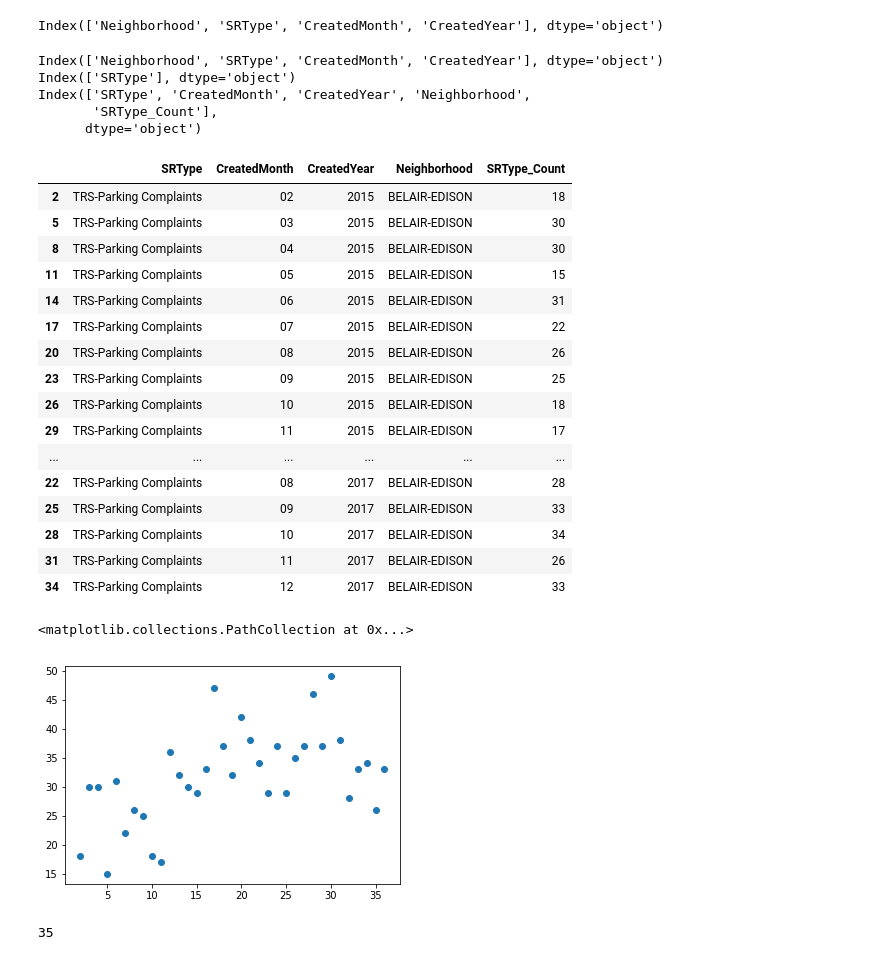
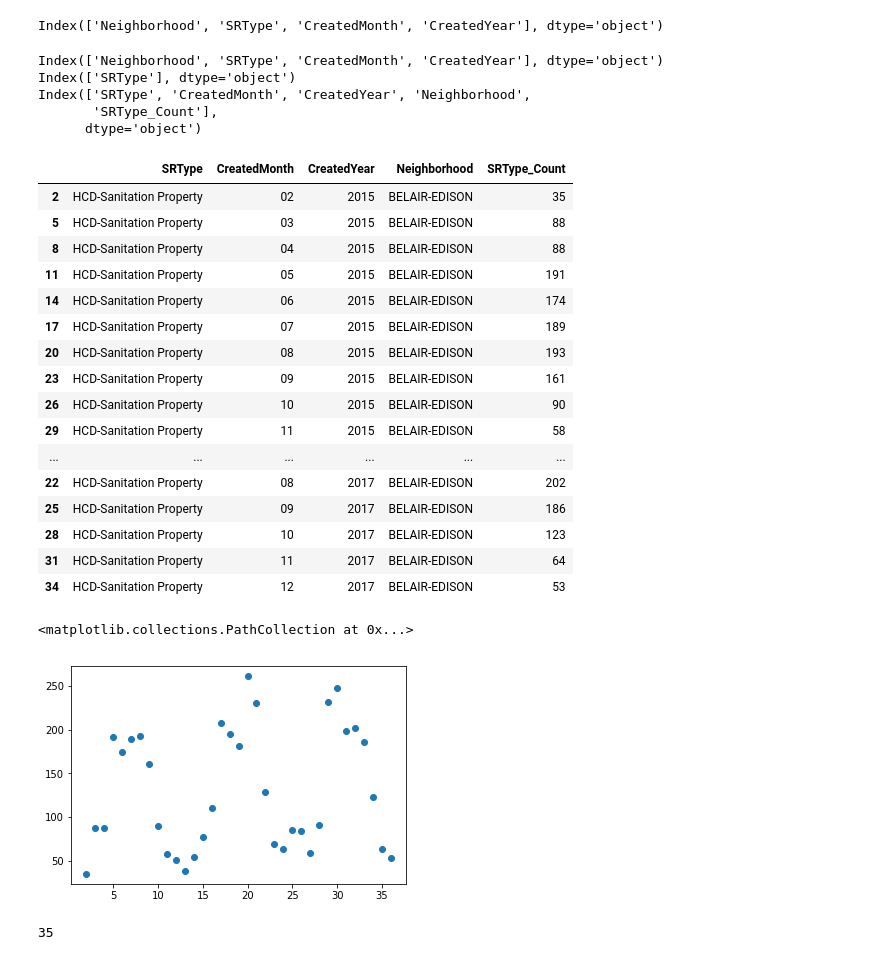
Before and after one commit to adithya-b/ML, a Jupyter notebook: Baltimore_OpenData_Project.ipynb, the cells around one changed output. Drawn from its saved outputs; the diff is of its cells as text; code cells hidden in the pictures.

```diff
--- a/Baltimore_OpenData_Project.ipynb
+++ b/Baltimore_OpenData_Project.ipynb
@@ -88,42 +88,42 @@ BGE-StLight(s) Out              39681
 Name: SRType, dtype: int64
 Index(['Neighborhood', 'SRType', 'CreatedMonth', 'CreatedYear'], dtype='object')
 # %%
-requiredSRTypes=["TRS-Parking Complaints"]#,"TRS-Parking Complaints","SW-Dirty Alley","ECC-Vehicle Look Up","SW-HGW","SW-Dirty Street","SW-Dirty Street - Proactive","BGE-StLight(s) Out"]
+requiredSRTypes=["HCD-Sanitation Property"]#,"TRS-Parking Complaints","SW-Dirty Alley","ECC-Vehicle Look Up","SW-HGW","SW-Dirty Street","SW-Dirty Street - Proactive","BGE-StLight(s) Out"]
 requiredNeighborhood=["BELAIR-EDISON"]
 requiredYears=["2014","2015","2016","2017"]
 crimeDataframe=crimeDataframe[crimeDataframe["Neighborhood"].isin(requiredNeighborhood)].copy()
 crimeDataframe=crimeDataframe[crimeDataframe["SRType"].isin(requiredSRTypes)].copy()
 crimeDataframe=crimeDataframe[crimeDataframe["CreatedYear"].isin(requiredYears)].copy()
 print(crimeDataframe.columns)
 crimeDataframefiltered=crimeDataframe.groupby(["SRType","CreatedMonth","CreatedYear","Neighborhood"]).agg({"SRType":'count'})
 print(crimeDataframefiltered.columns)
 crimeDataframefiltered=crimeDataframefiltered.add_suffix("_Count").reset_index()
 print(crimeDataframefiltered.columns)
 crimeDataframefiltered.sort_values(by=["CreatedYear","CreatedMonth"],inplace=True)
 crimeDataframefiltered
 # %% [output]
 Index(['Neighborhood', 'SRType', 'CreatedMonth', 'CreatedYear'], dtype='object')
 Index(['SRType'], dtype='object')
 Index(['SRType', 'CreatedMonth', 'CreatedYear', 'Neighborhood',
        'SRType_Count'],
       dtype='object')
 |  | SRType | CreatedMonth | CreatedYear | Neighborhood | SRType_Count |
-| 2 | TRS-Parking Complaints | 02 | 2015 | BELAIR-EDISON | 18 |
-| 5 | TRS-Parking Complaints | 03 | 2015 | BELAIR-EDISON | 30 |
-| 8 | TRS-Parking Complaints | 04 | 2015 | BELAIR-EDISON | 30 |
-| 11 | TRS-Parking Complaints | 05 | 2015 | BELAIR-EDISON | 15 |
-| 14 | TRS-Parking Complaints | 06 | 2015 | BELAIR-EDISON | 31 |
-| 17 | TRS-Parking Complaints | 07 | 2015 | BELAIR-EDISON | 22 |
-| 20 | TRS-Parking Complaints | 08 | 2015 | BELAIR-EDISON | 26 |
-| 23 | TRS-Parking Complaints | 09 | 2015 | BELAIR-EDISON | 25 |
-| 26 | TRS-Parking Complaints | 10 | 2015 | BELAIR-EDISON | 18 |
-| 29 | TRS-Parking Complaints | 11 | 2015 | BELAIR-EDISON | 17 |
+| 2 | HCD-Sanitation Property | 02 | 2015 | BELAIR-EDISON | 35 |
+| 5 | HCD-Sanitation Property | 03 | 2015 | BELAIR-EDISON | 88 |
+| 8 | HCD-Sanitation Property | 04 | 2015 | BELAIR-EDISON | 88 |
+| 11 | HCD-Sanitation Property | 05 | 2015 | BELAIR-EDISON | 191 |
+| 14 | HCD-Sanitation Property | 06 | 2015 | BELAIR-EDISON | 174 |
+| 17 | HCD-Sanitation Property | 07 | 2015 | BELAIR-EDISON | 189 |
+| 20 | HCD-Sanitation Property | 08 | 2015 | BELAIR-EDISON | 193 |
+| 23 | HCD-Sanitation Property | 09 | 2015 | BELAIR-EDISON | 161 |
+| 26 | HCD-Sanitation Property | 10 | 2015 | BELAIR-EDISON | 90 |
+| 29 | HCD-Sanitation Property | 11 | 2015 | BELAIR-EDISON | 58 |
 | ... | ... | ... | ... | ... | ... |
-| 22 | TRS-Parking Complaints | 08 | 2017 | BELAIR-EDISON | 28 |
-| 25 | TRS-Parking Complaints | 09 | 2017 | BELAIR-EDISON | 33 |
-| 28 | TRS-Parking Complaints | 10 | 2017 | BELAIR-EDISON | 34 |
-| 31 | TRS-Parking Complaints | 11 | 2017 | BELAIR-EDISON | 26 |
-| 34 | TRS-Parking Complaints | 12 | 2017 | BELAIR-EDISON | 33 |
+| 22 | HCD-Sanitation Property | 08 | 2017 | BELAIR-EDISON | 202 |
+| 25 | HCD-Sanitation Property | 09 | 2017 | BELAIR-EDISON | 186 |
+| 28 | HCD-Sanitation Property | 10 | 2017 | BELAIR-EDISON | 123 |
+| 31 | HCD-Sanitation Property | 11 | 2017 | BELAIR-EDISON | 64 |
+| 34 | HCD-Sanitation Property | 12 | 2017 | BELAIR-EDISON | 53 |
 # %%
 %matplotlib inline
 import matplotlib.pyplot as plt
@@ -131,7 +131,7 @@ import matplotlib.pyplot as plt
 plt.scatter(((crimeDataframefiltered["CreatedYear"].astype(float)-2015)*12)+crimeDataframefiltered["CreatedMonth"].astype(float),crimeDataframefiltered["SRType_Count"])
 # %% [output]
 <matplotlib.collections.PathCollection at 0x...>
-[figure, old version]
+[figure, new version]
 # %%
 print(len(crimeDataframefiltered))
 crimeDataframefiltered.shape
```
Also changed, not shown: parts of 8 cells of this notebook.
